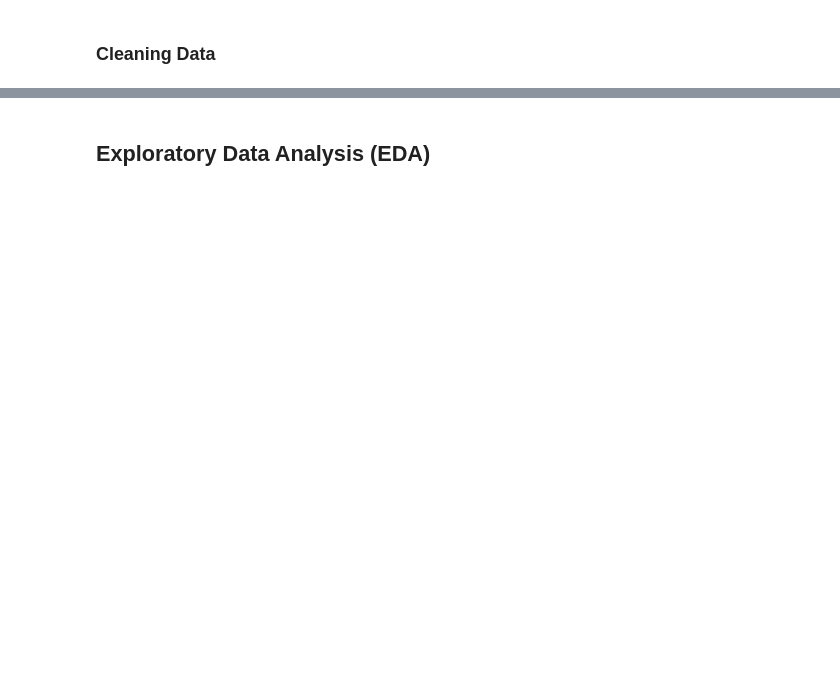
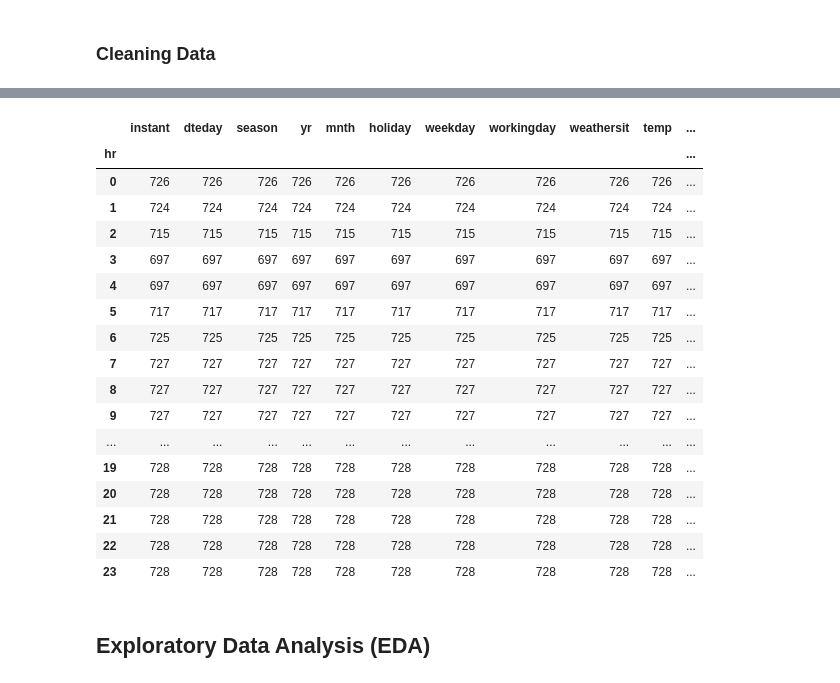
Before and after one commit to ChanifRusydi/codespaces-jupyter, a Jupyter notebook: notebooks/notebook.ipynb, the cells around one changed output, grey strips where cells are left out. Cells and saved outputs as stored; diff of their text form; code cells hidden in the pictures; blank space fills up the shorter version.

```diff
--- a/notebooks/notebook.ipynb
+++ b/notebooks/notebook.ipynb
@@ -103,3 +128,25 @@ data.head()
+# %%
+each_hour_count = hour.groupby('hr').count()
+each_hour_count
+# %% [output]
+|  | instant | dteday | season | yr | mnth | holiday | weekday | workingday | weathersit | temp | ... |
+| hr |  |  |  |  |  |  |  |  |  |  | ... |
+| 0 | 726 | 726 | 726 | 726 | 726 | 726 | 726 | 726 | 726 | 726 | ... |
+| 1 | 724 | 724 | 724 | 724 | 724 | 724 | 724 | 724 | 724 | 724 | ... |
+| 2 | 715 | 715 | 715 | 715 | 715 | 715 | 715 | 715 | 715 | 715 | ... |
+| 3 | 697 | 697 | 697 | 697 | 697 | 697 | 697 | 697 | 697 | 697 | ... |
+| 4 | 697 | 697 | 697 | 697 | 697 | 697 | 697 | 697 | 697 | 697 | ... |
+| 5 | 717 | 717 | 717 | 717 | 717 | 717 | 717 | 717 | 717 | 717 | ... |
+| 6 | 725 | 725 | 725 | 725 | 725 | 725 | 725 | 725 | 725 | 725 | ... |
+| 7 | 727 | 727 | 727 | 727 | 727 | 727 | 727 | 727 | 727 | 727 | ... |
+| 8 | 727 | 727 | 727 | 727 | 727 | 727 | 727 | 727 | 727 | 727 | ... |
+| 9 | 727 | 727 | 727 | 727 | 727 | 727 | 727 | 727 | 727 | 727 | ... |
+| ... | ... | ... | ... | ... | ... | ... | ... | ... | ... | ... | ... |
+| 19 | 728 | 728 | 728 | 728 | 728 | 728 | 728 | 728 | 728 | 728 | ... |
+| 20 | 728 | 728 | 728 | 728 | 728 | 728 | 728 | 728 | 728 | 728 | ... |
+| 21 | 728 | 728 | 728 | 728 | 728 | 728 | 728 | 728 | 728 | 728 | ... |
+| 22 | 728 | 728 | 728 | 728 | 728 | 728 | 728 | 728 | 728 | 728 | ... |
+| 23 | 728 | 728 | 728 | 728 | 728 | 728 | 728 | 728 | 728 | 728 | ... |
 # %% [markdown]
 ## Exploratory Data Analysis (EDA)
 # %% [markdown]
```
Also changed, not shown: parts of 23 cells of this notebook, 3 other files.
